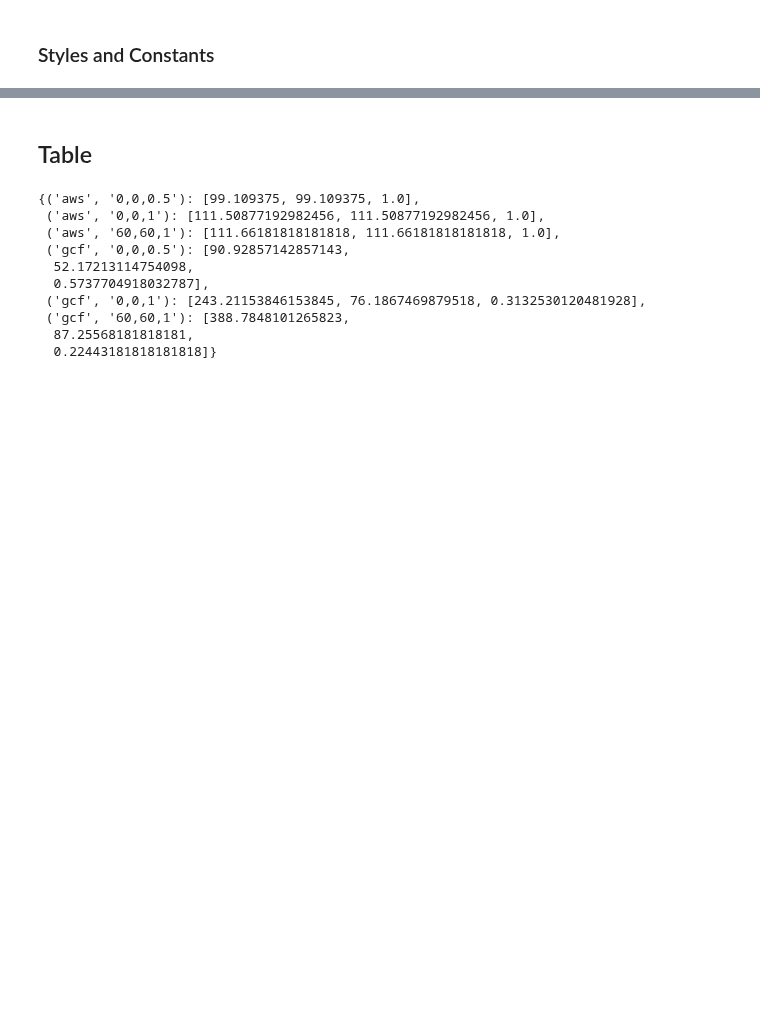
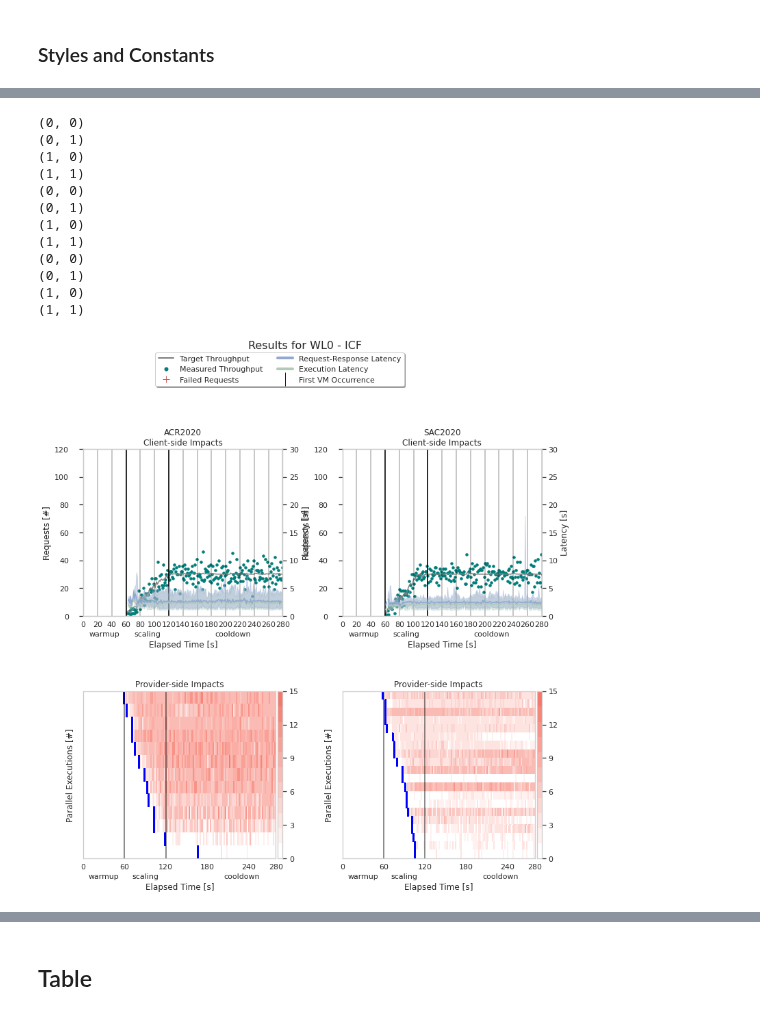
Before and after one commit to tawalaya/FaaSElasticityEngineering, a Jupyter notebook: ACR.ipynb, the cells around one changed output, grey strips where cells are left out. Saved outputs shown, nothing was run; the diff lists cells and outputs as text; code cells hidden in the pictures; blank space fills up the shorter version.

```diff
--- a/ACR.ipynb
+++ b/ACR.ipynb
@@ -401,38 +172,0 @@ if not skip:
-# %%
-skip = True
-if not skip:
-    provider = "azure"
-    workloads = ["0,0,0.5","0,0,1","60,60,0.5","60,60,1"]
-
-    fig = plt.figure(figsize=(16,15))
-    gs = fig.add_gridspec(ncols=2, nrows=2)
-    ax = fig.add_subplot(gs[0, 0])
-
-    ax,ax2 = plotClientSideOverview(ax,all_280,provider,workloads[0],title=None,
-                               legend=None,xlim=[0,280],ylim=ylims[provider][workloads[0]])
-    client_view_legend(ax2)
-    ax.set_title("WL0 Client-View")
-    ax = fig.add_subplot(gs[0, 1])
-
-    ax,ax2 = plotClientSideOverview(ax,all_280,provider,workloads[1],title=None,
-                               legend=None,xlim=[0,280],ylim=ylims[provider][workloads[1]])
-    client_view_legend(ax2)
-    ax.set_title("WL1 Client-View")
-    ax = fig.add_subplot(gs[-1, 0])
-
-    ax,ax2 = plotClientSideOverview(ax,all_280,provider,workloads[2],title=None,
-                               legend=None,xlim=[0,280],ylim=ylims[provider][workloads[2]])
-    client_view_legend(ax2)
-    ax.set_title("WL3 Client-View")
-    ax = fig.add_subplot(gs[-1, -1])
-
-    ax,ax2 = plotClientSideOverview(ax,all_280,provider,workloads[3],title=None,
-                               legend=None,xlim=[0,280],ylim=ylims[provider][workloads[3]])
-    client_view_legend(ax2)
-    ax.set_title("WL4 Client-View")
-
-    plt.tight_layout()
-    fig.savefig("reports/{}_overview.pdf"
-            .format(style[provider]["name"])
-                    , bbox_inches="tight"
-    )
@@ -438,0 +257,19 @@ if not skip:
+# %%
+#diffPlot(all_280,"5,5,0","azure","plots/maf.pdf",("low",None))
+diffPlot(all_280,"0,0,0.5","ibm","plots/ibm-0,0,0.5.pdf")
+diffPlot(all_280,"60,60,0.5","ibm","plots/ibm-60,60,0.5.pdf")
+diffPlot(all_280,"0,0,1","gcf","plots/gcf.pdf")
+# %% [output]
+(0, 0)
+(0, 1)
+(1, 0)
+(1, 1)
+(0, 0)
+(0, 1)
+(1, 0)
+(1, 1)
+(0, 0)
+(0, 1)
+(1, 0)
+(1, 1)
+[figure, added]
@@ -487,20 +279,0 @@ pd.DataFrame(requests,index=clms).to_csv("reports/requests.csv")
-# %%
-X = all.groupby(["Provider","WL"])[["HId","CId"]].apply(lambda x:
-
-[
-     len(x)/len(x["HId"].unique() ),
-    len(x)/len(x["CId"].unique()),
-    (len(x)/len(x["CId"].unique()))/(len(x)/len(x["HId"].unique()))
-])
-X.to_dict()
-# %% [output]
-{('aws', '0,0,0.5'): [99.109375, 99.109375, 1.0],
- ('aws', '0,0,1'): [111.50877192982456, 111.50877192982456, 1.0],
- ('aws', '60,60,1'): [111.66181818181818, 111.66181818181818, 1.0],
- ('gcf', '0,0,0.5'): [90.92857142857143,
-  52.17213114754098,
-  0.5737704918032787],
- ('gcf', '0,0,1'): [243.21153846153845, 76.1867469879518, 0.3132530120481928],
- ('gcf', '60,60,1'): [388.7848101265823,
-  87.25568181818181,
-  0.22443181818181818]}
```
Also changed, not shown: parts of 32 cells of this notebook, 52 other files.
